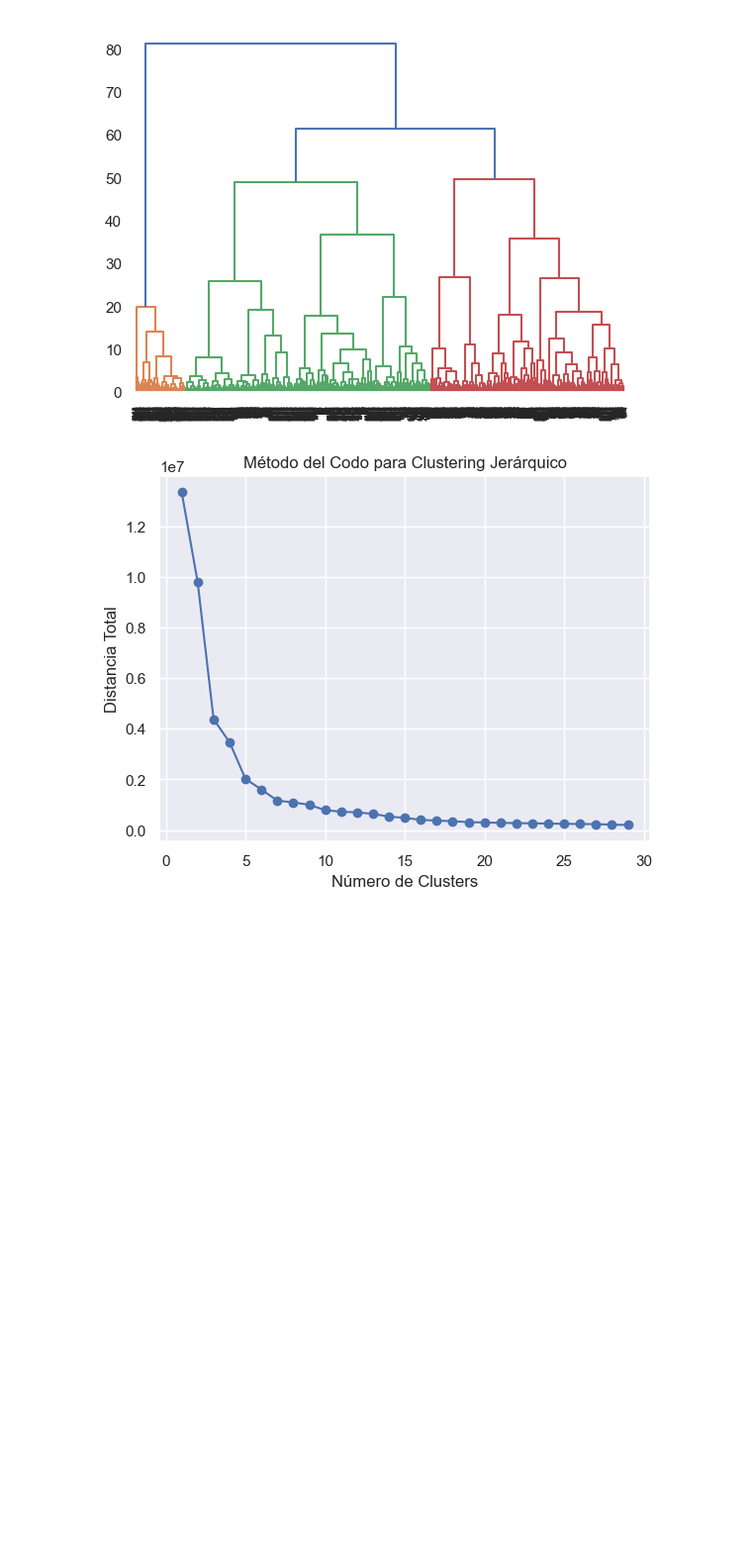
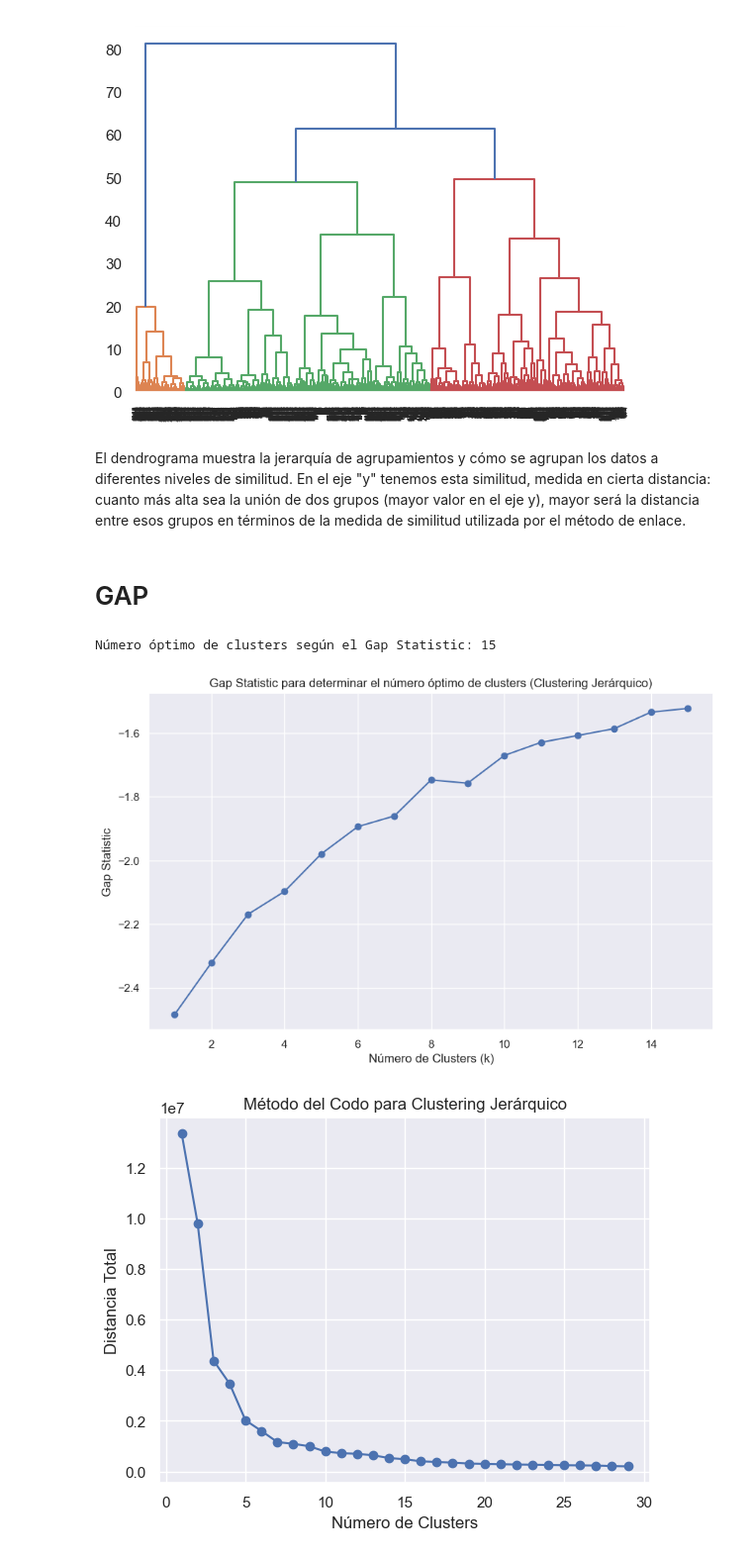
Before and after one commit to franciscodomingo/DataMining-Basics-2024, a Jupyter notebook: TP1.ipynb, the cells around one changed output. Shown at 99% size. Cells and saved outputs as stored; diff of their text form; code cells hidden in the pictures; blank space fills up the shorter version.

```diff
--- a/TP_1.ipynb
+++ b/TP1.ipynb
@@ -791,6 +809,46 @@ dendrogram(Z)
 plt.show()
 # %% [output]
 [figure]
+# %% [markdown]
+El dendrograma muestra la jerarquía de agrupamientos y cómo se agrupan los datos a diferentes niveles de similitud.
+En el eje "y" tenemos esta similitud, medida en cierta distancia: cuanto más alta sea la unión de dos grupos (mayor valor en el eje y), mayor será la distancia entre esos grupos en términos de la medida de similitud utilizada por el método de enlace.
+# %% [markdown]
+# GAP #
+# %%
+def calculate_intra_cluster_dispersion(X, k):
+    kmeans = KMeans(n_clusters=k)
+    kmeans.fit(X)
+    return kmeans.inertia_
+
+gaps = []
+max_k = 15
+for k in range(1, max_k + 1):
+    real_inertia = calculate_intra_cluster_dispersion(df_std, k)
+
+    inertia_list = []
+    for _ in range(10):
+      random_data = np.random.rand(*df_std.shape)
+      intra_cluster_dispersion = calculate_intra_cluster_dispersion(random_data, k)
+      inertia_list.append(intra_cluster_dispersion)
+
+    reference_inertia = np.mean(inertia_list)
+
+    gap = np.log(reference_inertia) - np.log(real_inertia)
+    gaps.append(gap)
+
+optimal_k = np.argmax(gaps) + 1
+
+print("Número óptimo de clusters según el Gap Statistic:", optimal_k)
+
+plt.figure(figsize=(10, 6))
+plt.plot(range(1, max_k + 1), gaps, marker='o')
+plt.xlabel('Número de Clusters (k)')
+plt.ylabel('Gap Statistic')
+plt.title('Gap Statistic para determinar el número óptimo de clusters (Clustering Jerárquico)')
+plt.show()
+# %% [output]
+Número óptimo de clusters según el Gap Statistic: 15
+[figure, added]
 # %%
 from scipy.spatial.distance import cdist
 
```
Also changed, not shown: parts of 19 cells of this notebook, 1 other file.
